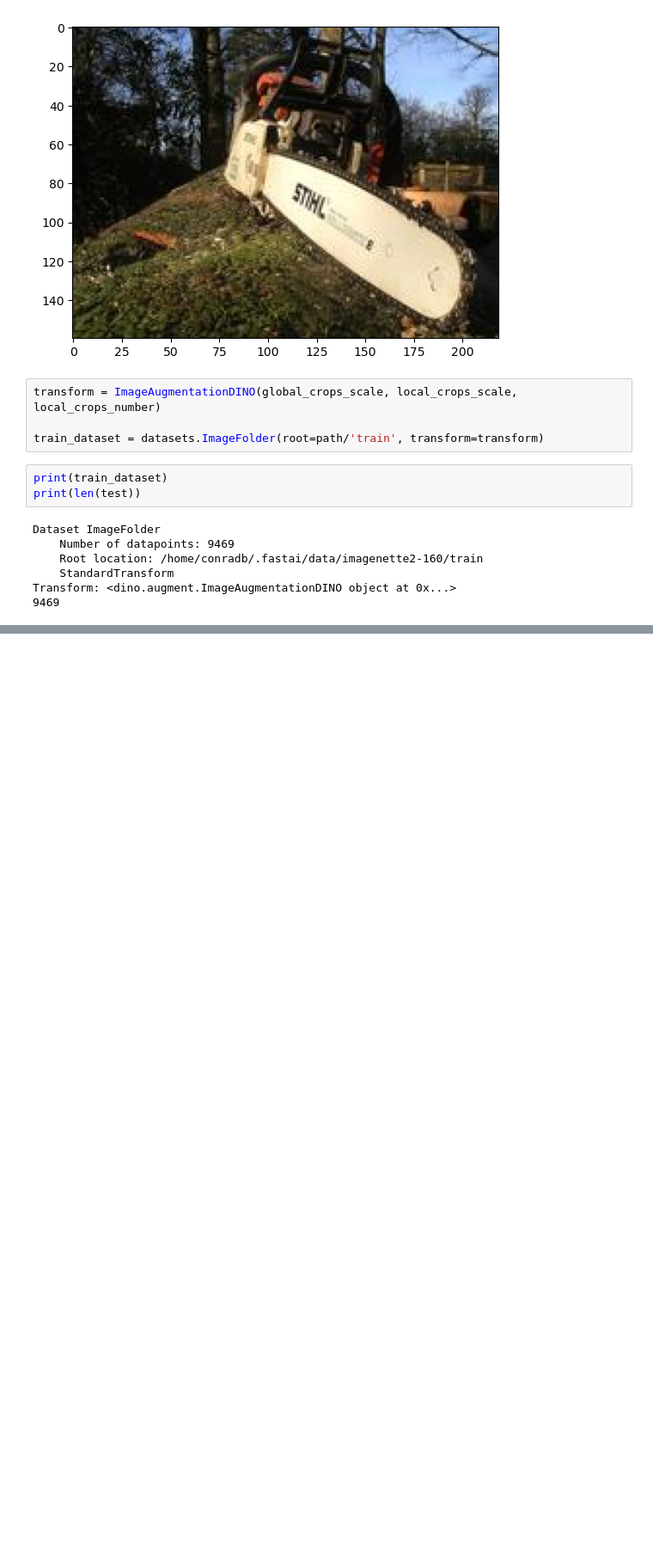
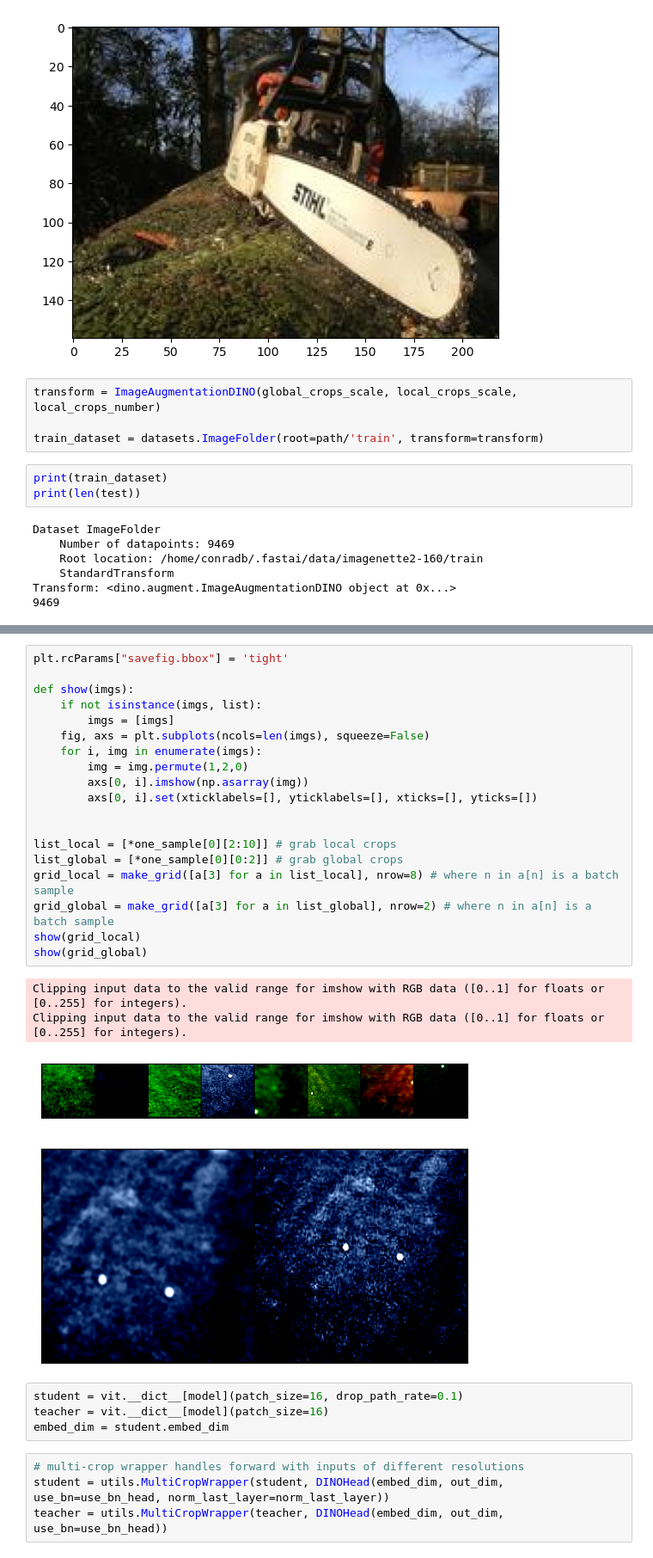
Before and after one commit to CBurton90/ifg-ssl, a Jupyter notebook: imagenette_dino.ipynb, the cells around one changed output, grey strips where cells are left out. Shown at 86% size. Cells and saved outputs as stored; diff of their text form; blank space fills up the shorter version.

```diff
--- a/imagenette_dino.ipynb
+++ b/imagenette_dino.ipynb
@@ -60,0 +110,32 @@ NameError: name 'random' is not defined
+# %%
+plt.rcParams["savefig.bbox"] = 'tight'
+
+def show(imgs):
+    if not isinstance(imgs, list):
+        imgs = [imgs]
+    fig, axs = plt.subplots(ncols=len(imgs), squeeze=False)
+    for i, img in enumerate(imgs):
+        img = img.permute(1,2,0)
+        axs[0, i].imshow(np.asarray(img))
+        axs[0, i].set(xticklabels=[], yticklabels=[], xticks=[], yticks=[])
+
+
+list_local = [*one_sample[0][2:10]] # grab local crops
+list_global = [*one_sample[0][0:2]] # grab global crops
+grid_local = make_grid([a[3] for a in list_local], nrow=8) # where n in a[n] is a batch sample
+grid_global = make_grid([a[3] for a in list_global], nrow=2) # where n in a[n] is a batch sample
+show(grid_local)
+show(grid_global)
+# %% [output]
+Clipping input data to the valid range for imshow with RGB data ([0..1] for floats or [0..255] for integers).
+Clipping input data to the valid range for imshow with RGB data ([0..1] for floats or [0..255] for integers).
+[figure, added]
+[figure, added]
+# %%
+student = vit.__dict__[model](patch_size=16, drop_path_rate=0.1)
+teacher = vit.__dict__[model](patch_size=16)
+embed_dim = student.embed_dim
+# %%
+# multi-crop wrapper handles forward with inputs of different resolutions
+student = utils.MultiCropWrapper(student, DINOHead(embed_dim, out_dim, use_bn=use_bn_head, norm_last_layer=norm_last_layer))
+teacher = utils.MultiCropWrapper(teacher, DINOHead(embed_dim, out_dim, use_bn=use_bn_head))
```
Also changed, not shown: parts of 17 cells of this notebook, 1 other file.
